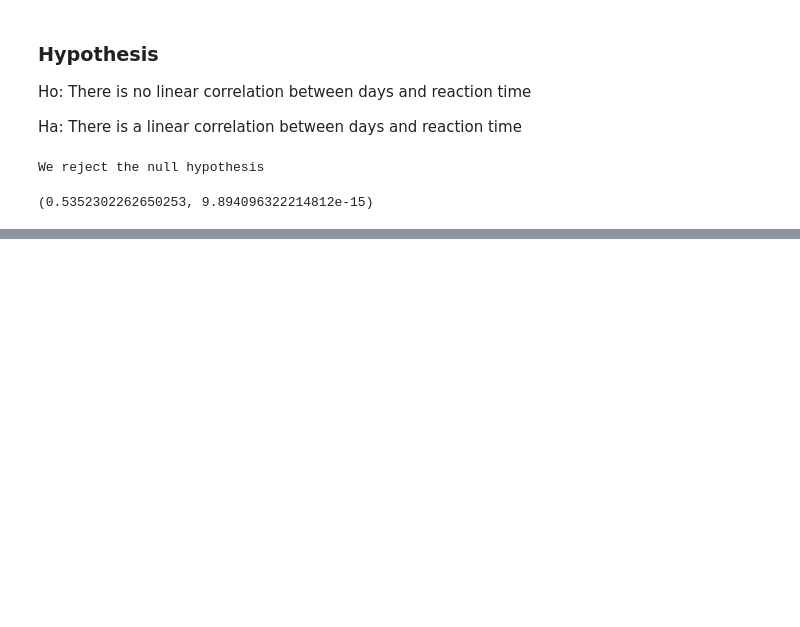
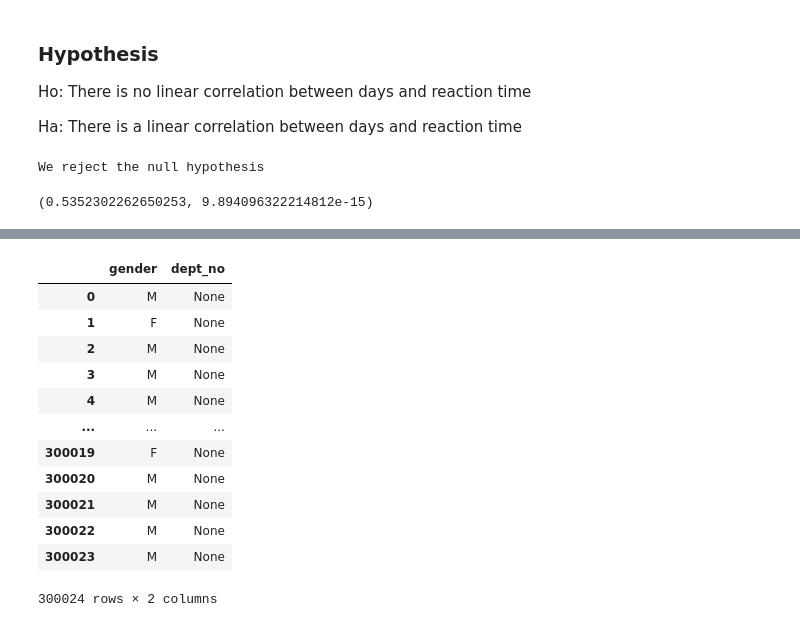
Before and after one commit to joann-balraj/statistics-exercises, a Jupyter notebook: hypothesis_testing.ipynb, the cells around one changed output, grey strips where cells are left out. Drawn from its saved outputs; the diff is of its cells as text; code cells hidden in the pictures; blank space fills up the shorter version.

```diff
--- a/hypothesis_testing.ipynb
+++ b/hypothesis_testing.ipynb
@@ -643,0 +838,22 @@ We reject the null hypothesis
+# %%
+query = '''
+select gender, dept_manager.dept_no
+from employees
+LEFT JOIN dept_manager on dept_manager.emp_no = employees.emp_no
+'''
+gender_mgmt = pd.read_sql(query, url)
+gender_mgmt
+# %% [output]
+|  | gender | dept_no |
+| 0 | M | None |
+| 1 | F | None |
+| 2 | M | None |
+| 3 | M | None |
+| 4 | M | None |
+| ... | ... | ... |
+| 300019 | F | None |
+| 300020 | M | None |
+| 300021 | M | None |
+| 300022 | M | None |
+| 300023 | M | None |
+300024 rows × 2 columns
```
Also changed, not shown: parts of 41 cells of this notebook, 1 other file.
